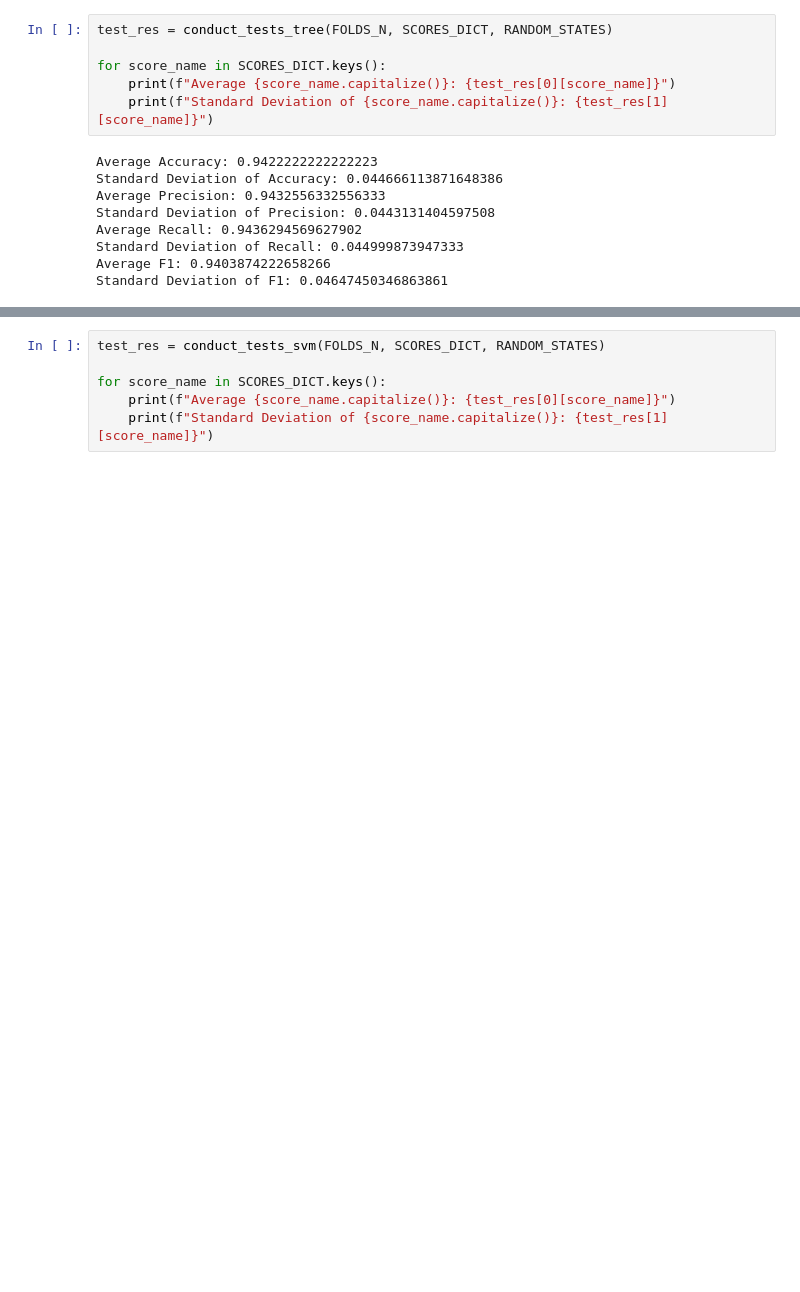
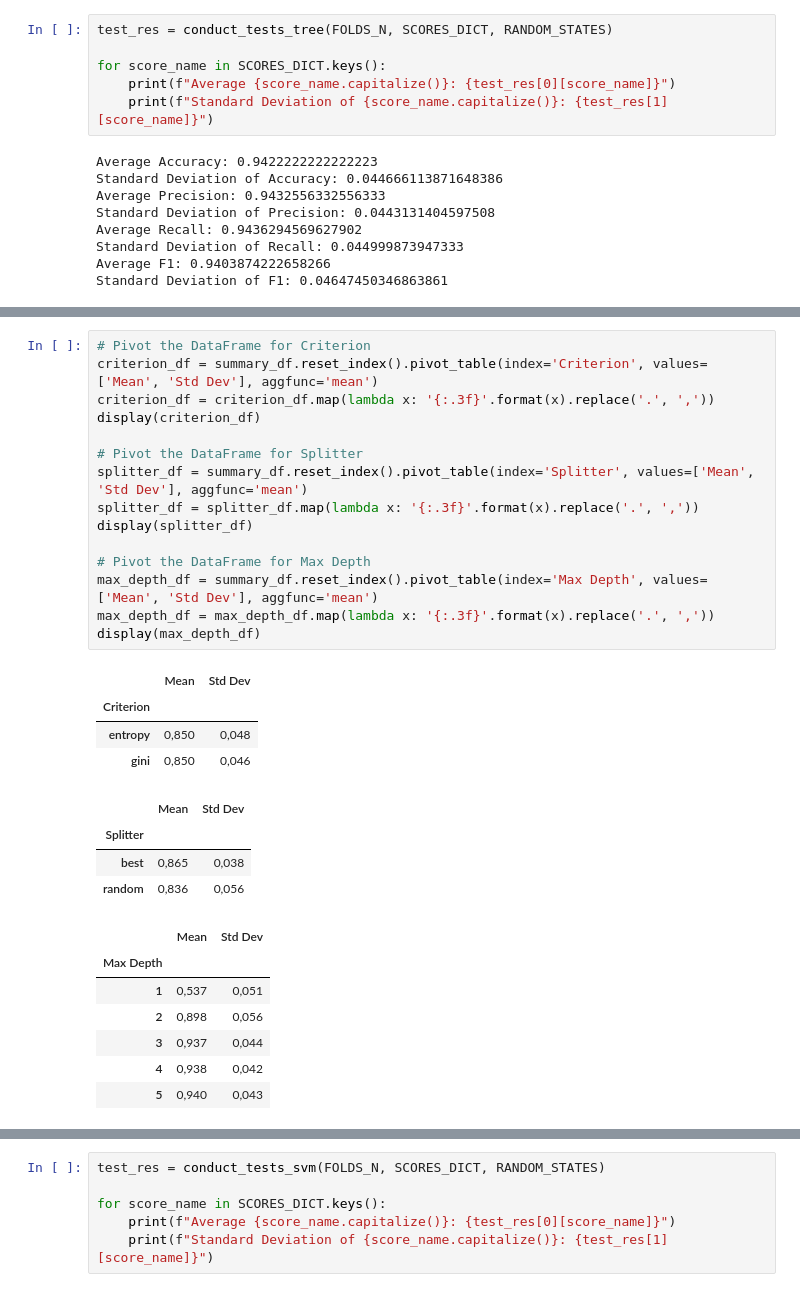
Before and after one commit to kubamarchut/wsi, a Jupyter notebook: ex-4/main.ipynb, the cells around one changed output, grey strips where cells are left out. Saved outputs shown, nothing was run; the diff lists cells and outputs as text; blank space fills up the shorter version.

```diff
--- a/ex-4/main.ipynb
+++ b/ex-4/main.ipynb
@@ -192 +160,32 @@ Wartość parametru &  &  &  &  &  &  &  &  \\
+# %%
+# Pivot the DataFrame for Criterion
+criterion_df = summary_df.reset_index().pivot_table(index='Criterion', values=['Mean', 'Std Dev'], aggfunc='mean')
+criterion_df = criterion_df.map(lambda x: '{:.3f}'.format(x).replace('.', ','))
+display(criterion_df)
+
+# Pivot the DataFrame for Splitter
+splitter_df = summary_df.reset_index().pivot_table(index='Splitter', values=['Mean', 'Std Dev'], aggfunc='mean')
+splitter_df = splitter_df.map(lambda x: '{:.3f}'.format(x).replace('.', ','))
+display(splitter_df)
+
+# Pivot the DataFrame for Max Depth
+max_depth_df = summary_df.reset_index().pivot_table(index='Max Depth', values=['Mean', 'Std Dev'], aggfunc='mean')
+max_depth_df = max_depth_df.map(lambda x: '{:.3f}'.format(x).replace('.', ','))
+display(max_depth_df)
+# %% [output]
+|  | Mean | Std Dev |
+| Criterion |  |  |
+| entropy | 0,850 | 0,048 |
+| gini | 0,850 | 0,046 |
+|  | Mean | Std Dev |
+| Splitter |  |  |
+| best | 0,865 | 0,038 |
+| random | 0,836 | 0,056 |
+|  | Mean | Std Dev |
+| Max Depth |  |  |
+| 1 | 0,537 | 0,051 |
+| 2 | 0,898 | 0,056 |
+| 3 | 0,937 | 0,044 |
+| 4 | 0,938 | 0,042 |
+| 5 | 0,940 | 0,043 |
 # %%
```
Also changed, not shown: parts of 7 cells of this notebook.
